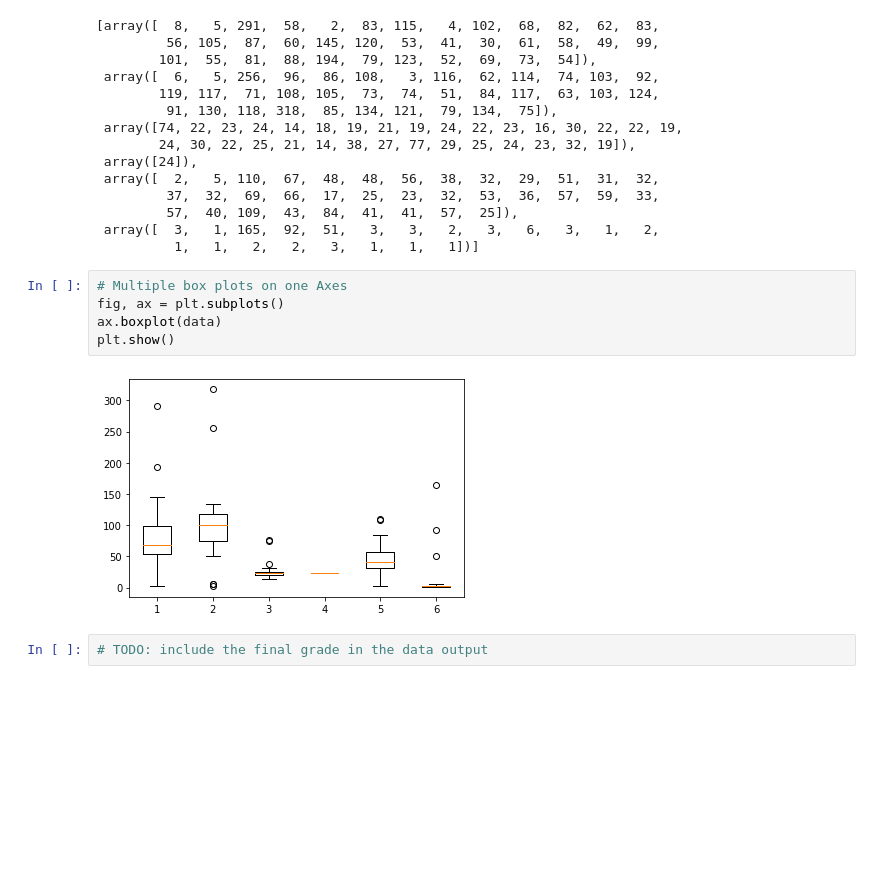
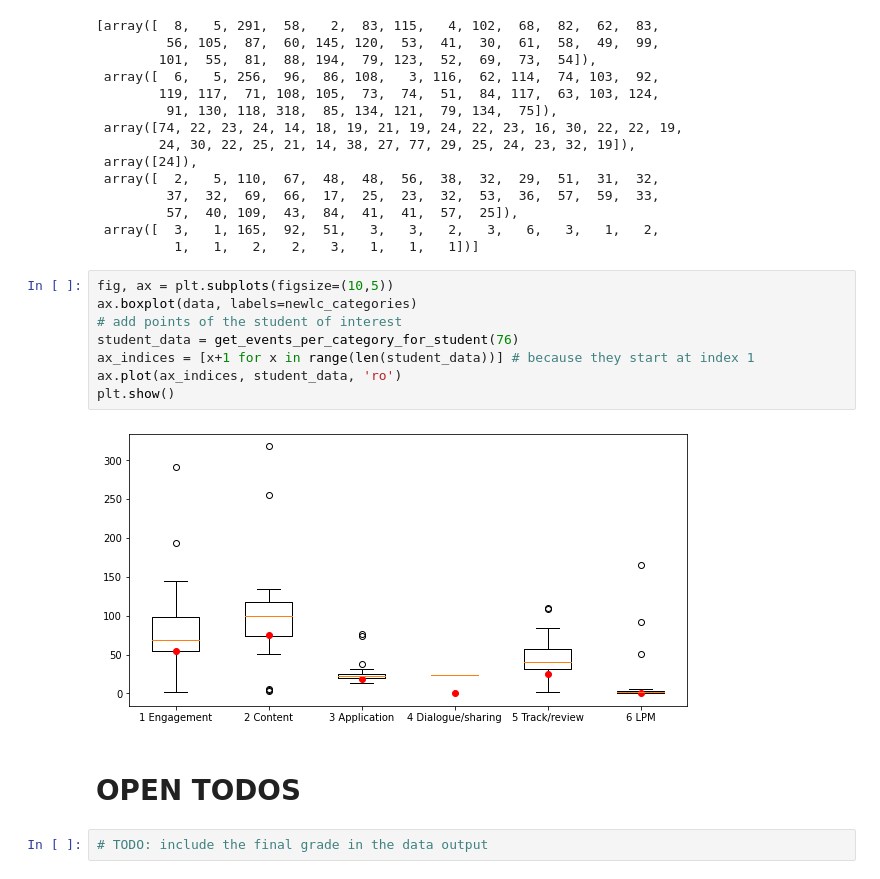
Before and after one commit to ugGit/mdl_interactions_plugin, a Jupyter notebook: lanalzyer/category_mapper.ipynb, the cells around one changed output. Cells and saved outputs as stored; diff of their text form; blank space fills up the shorter version.

Commit message:
feat: add highlighted student to boxplot

```diff
--- a/lanalzyer/category_mapper.ipynb
+++ b/lanalzyer/category_mapper.ipynb
@@ -426,13 +426,18 @@ data
          57,  40, 109,  43,  84,  41,  41,  57,  25]),
  array([  3,   1, 165,  92,  51,   3,   3,   2,   3,   6,   3,   1,   2,
           1,   1,   2,   2,   3,   1,   1,   1])]
-# %%
-# Multiple box plots on one Axes
-fig, ax = plt.subplots()
-ax.boxplot(data)
-plt.show()
-# %% [output]
-[figure, removed]
+# %%
+fig, ax = plt.subplots(figsize=(10,5))
+ax.boxplot(data, labels=newlc_categories)
+# add points of the student of interest
+student_data = get_events_per_category_for_student(76)
+ax_indices = [x+1 for x in range(len(student_data))] # because they start at index 1
+ax.plot(ax_indices, student_data, 'ro')
+plt.show()
+# %% [output]
+[figure, added]
+# %% [markdown]
+# OPEN TODOS
 # %%
 # TODO: include the final grade in the data output
 # %%
```
